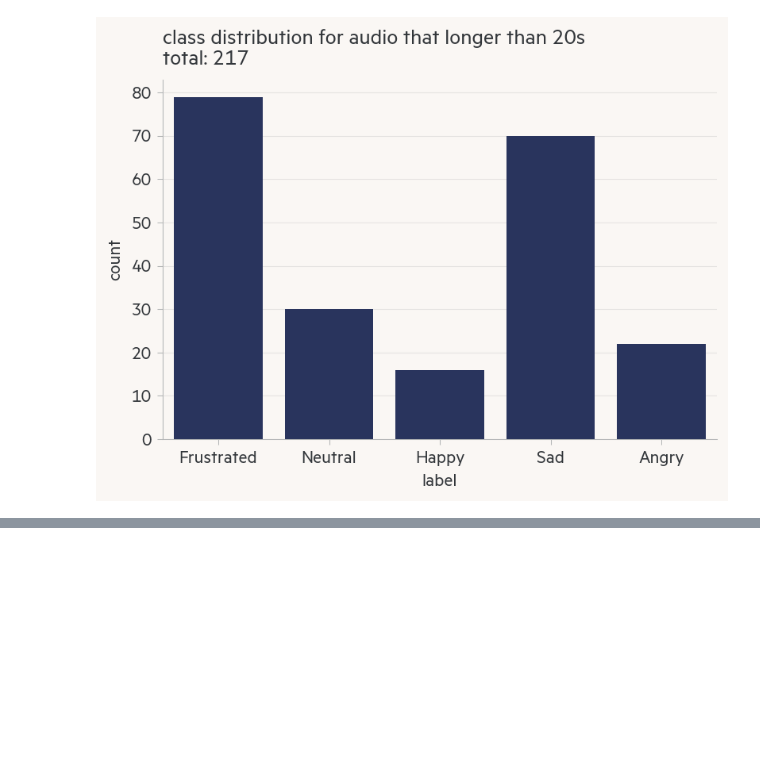
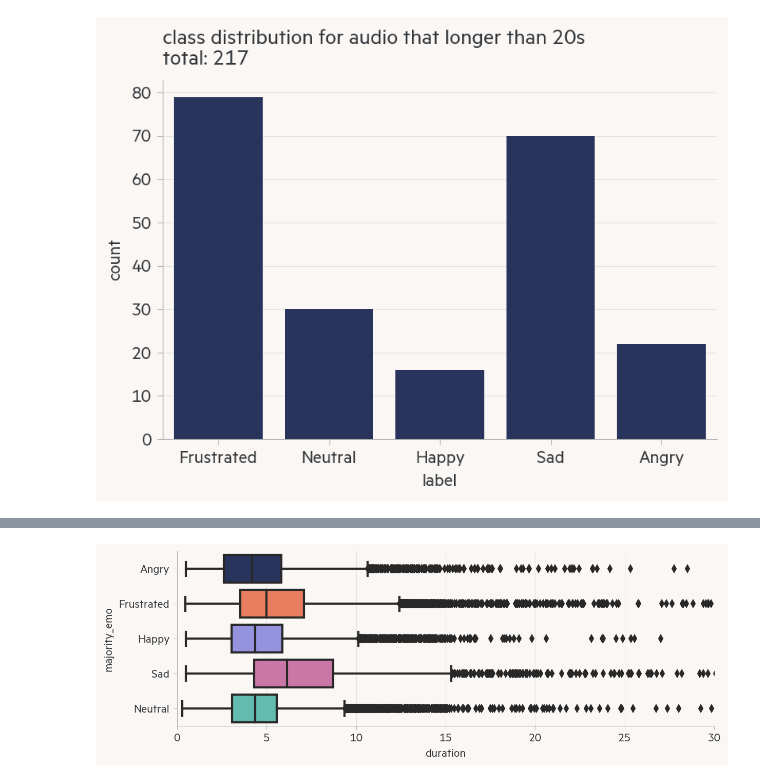
Before and after one commit to chuan-khuna/ThaiSER, a Jupyter notebook: Data distribution.ipynb, the cells around one changed output, grey strips where cells are left out. Drawn from its saved outputs; the diff is of its cells as text; code cells hidden in the pictures; blank space fills up the shorter version.

```diff
--- a/Data distribution.ipynb
+++ b/Data distribution.ipynb
@@ -311,0 +311,7 @@ df[df['duration'] > 60].sort_values(by='duration')
+# %%
+fig = plt.figure(figsize=(9, 3), dpi=150)
+sns.boxplot(data=df, y='majority_emo', x='duration')
+plt.xlim([0, 30])
+plt.show()
+# %% [output]
+[figure, added]
```
Also changed, not shown: parts of 12 cells of this notebook, 2 other files.
